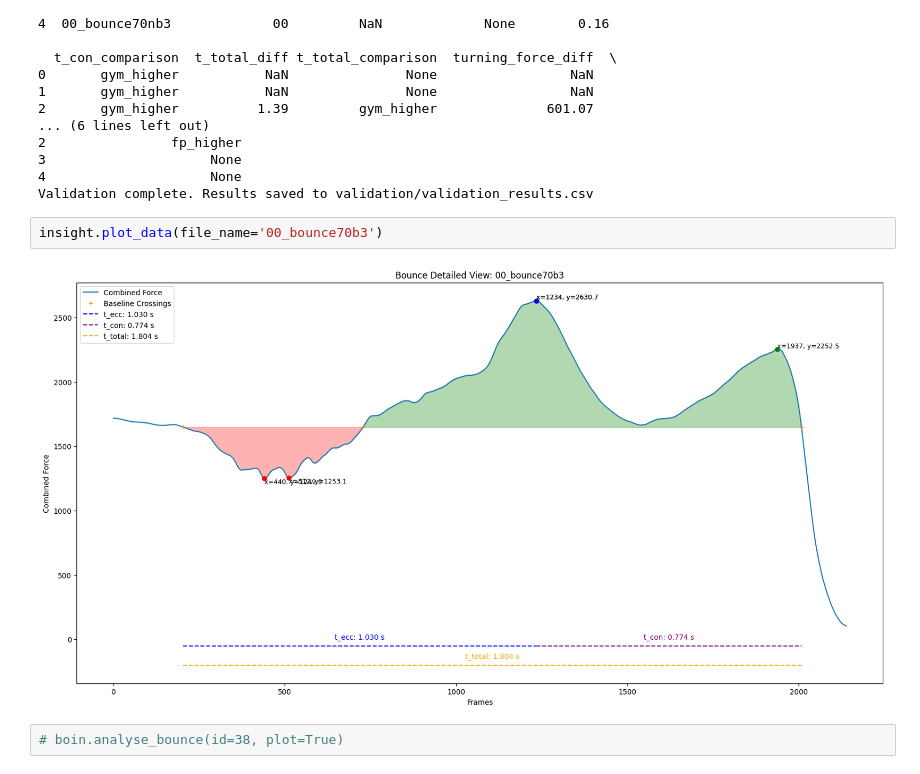
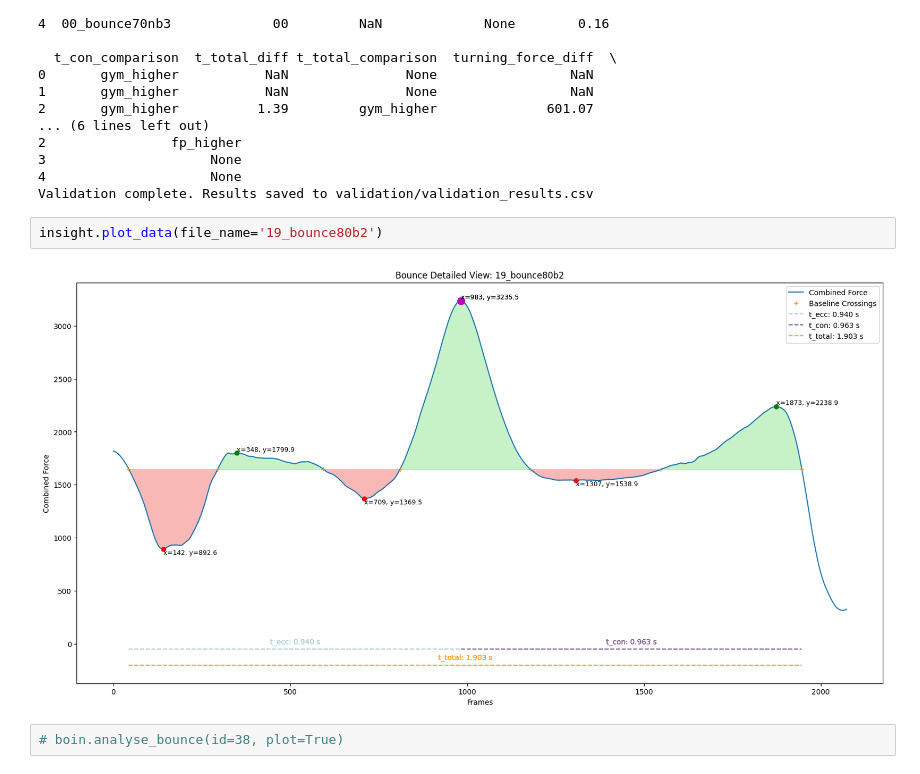
Before and after one commit to loieboi/BounceInsight, a Jupyter notebook: run.ipynb, the cells around one changed output. Drawn from its saved outputs; the diff is of its cells as text.

```diff
--- a/run.ipynb
+++ b/run.ipynb
@@ -59,8 +59,8 @@ Validation results saved to validation/validation_results.xlsx
 4                     None
 Validation complete. Results saved to validation/validation_results.csv
 # %%
-insight.plot_data(file_name='00_bounce70b3')
+insight.plot_data(file_name='19_bounce80b2')
 # %% [output]
-[figure, old version]
+[figure, new version]
 # %%
 # boin.analyse_bounce(id=38, plot=True)
```
Also changed, not shown: 2 other files.
